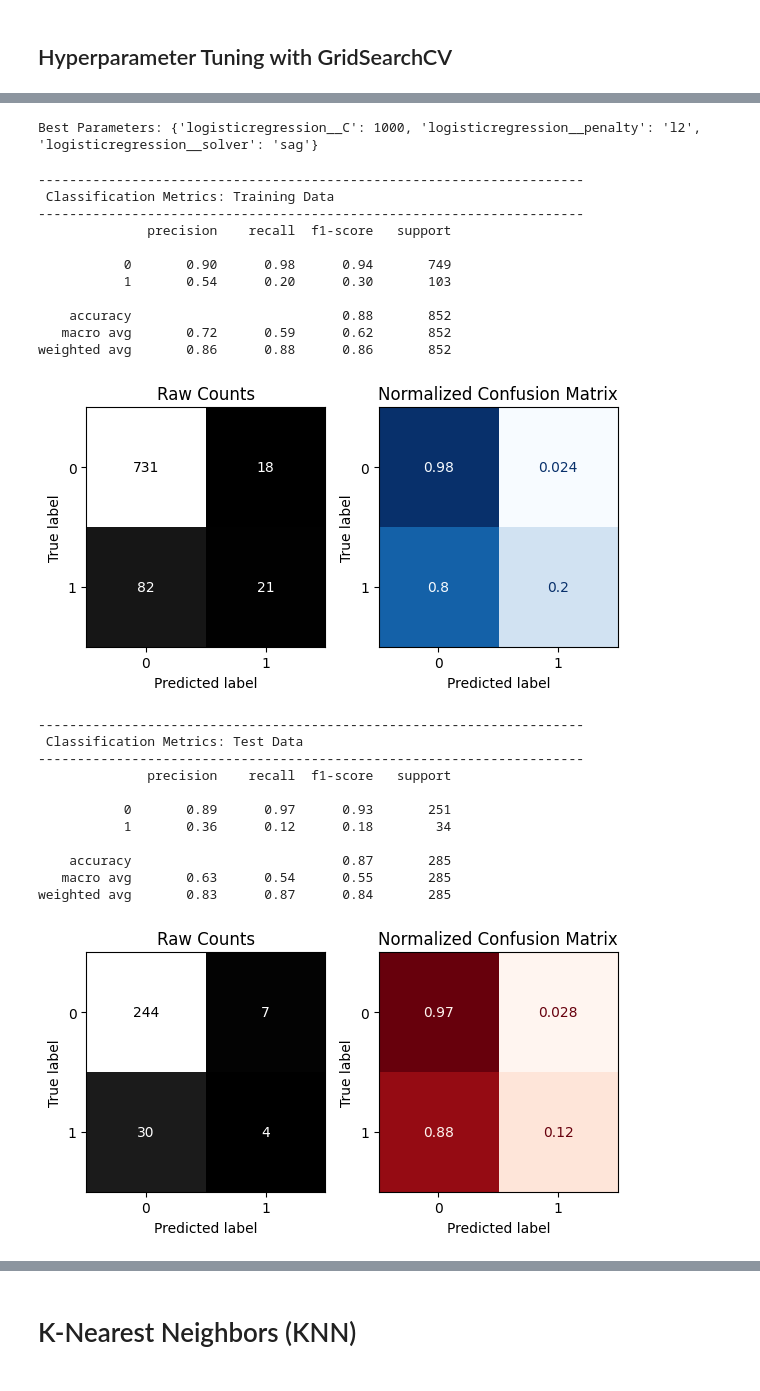
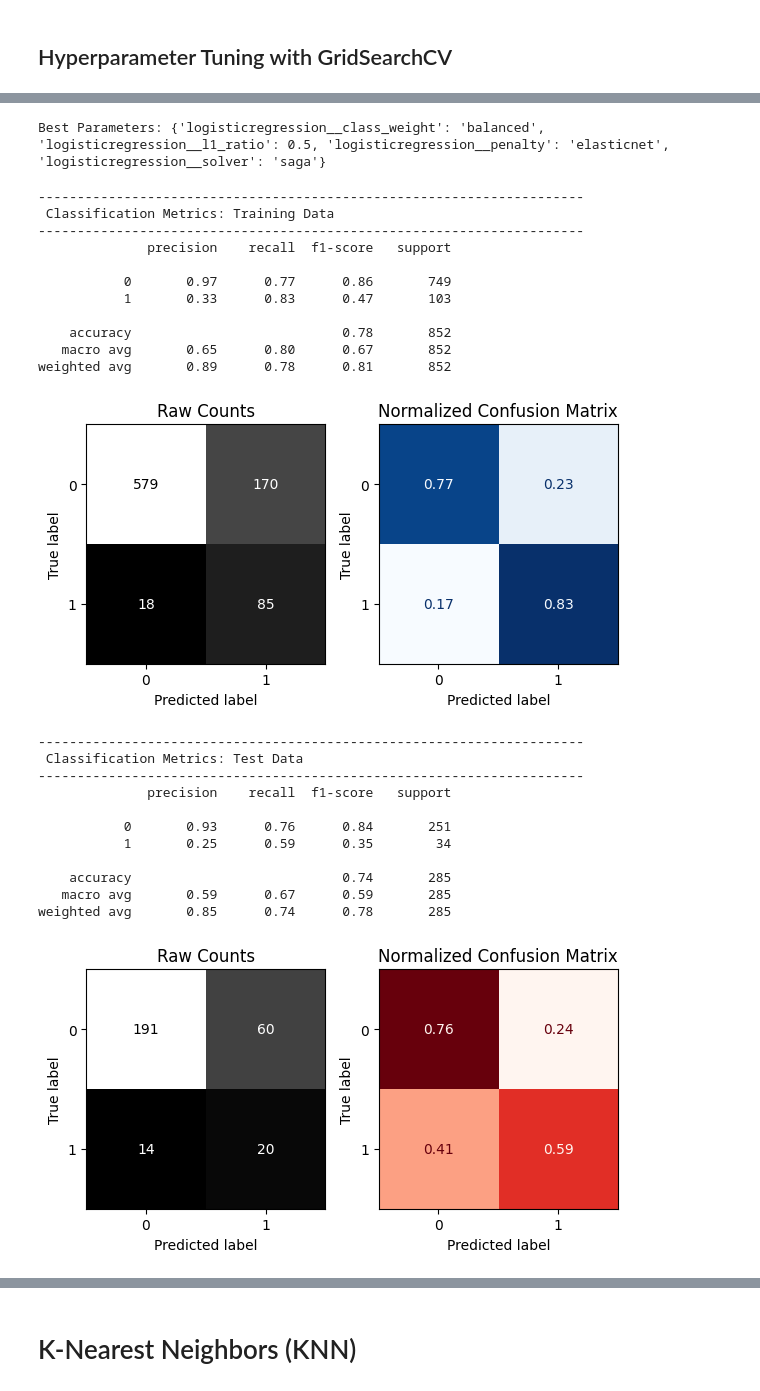
Before and after one commit to baraa-hakawati/Prediction-of-Product-Sales, a Jupyter notebook: LogReg,_Random_Forest,_or_KNN_(Core).ipynb, the cells around one changed output, grey strips where cells are left out. Saved outputs shown, nothing was run; the diff lists cells and outputs as text; code cells hidden in the pictures.

```diff
--- a/LogReg,_Random_Forest,_or_KNN_(Core).ipynb
+++ b/LogReg,_Random_Forest,_or_KNN_(Core).ipynb
@@ -251,18 +255,21 @@ weighted avg       0.82      0.87      0.83       285
 elasticnet_params = {'logisticregression__solver' : ['saga'],
                'logisticregression__penalty' : ['elasticnet'],
                 'logisticregression__l1_ratio': [0, 0.1, 0.2, 0.3, 0.4,
-                                                 0.5, 0.6, 0.7, 0.8, 0.9, 1]}
+                                                 0.5, 0.6, 0.7, 0.8, 0.9, 1],
+                     'logisticregression__class_weight': [None, 'balanced']}
 # Params compatible with penality='l2'
 l2_params = {'logisticregression__solver': ['lbfgs', 'liblinear', 'newton-cg',
                                             'newton-cholesky', 'sag', 'saga'],
                   'logisticregression__penalty' : ['l2'],
                   'logisticregression__C': [0.0001, 0.001, 0.01, 0.1,
-                                            1, 10, 100, 1000] }
+                                            1, 10, 100, 1000],
+             'logisticregression__class_weight': [None, 'balanced']}
 # Params compatible with penality='l1'
 l1_params = {'logisticregression__solver' : ['liblinear', 'saga'],
                'logisticregression__penalty' : ['l1'],
                 'logisticregression__C': [0.0001, 0.001, 0.01, 0.1, 1,
-                                          10, 100, 1000]}
+                                          10, 100, 1000],
+             'logisticregression__class_weight': [None, 'balanced']}
 # Params with no penality
 none_params = {'logisticregression__solver' : ['lbfgs', 'newton-cg',
                                                'newton-cholesky', 'sag', 'saga'],
@@ -272,8 +279,8 @@ param_grid = [l2_params, l1_params, elasticnet_params, none_params]
 # %%
 ## Warning: this gridsearch may take 5-10 minutes to run!!
 # Instantiate gridsearch
-gs = GridSearchCV(logreg_pipe, param_grid, cv=3, verbose = 5, n_jobs = -1,
+logreg_grid = GridSearchCV(logreg_pipe, param_grid, cv=3, verbose = 5, n_jobs = -1,
                   scoring='recall_macro')
 # Fit the gs on the training data only
-gs.fit(X_train, y_train)
+logreg_grid.fit(X_train, y_train)
 # %% [output]
@@ -297,35 +304,35 @@ GridSearchCV(cv=3,
              scoring='recall_macro', verbose=5)
 # %%
 # Best parameters
-print("Best Parameters:", gs.best_params_)
+print("Best Parameters:", logreg_grid.best_params_)
 # %% [output]
-Best Parameters: {'logisticregression__C': 1000, 'logisticregression__penalty': 'l2', 'logisticregression__solver': 'sag'}
+Best Parameters: {'logisticregression__class_weight': 'balanced', 'logisticregression__l1_ratio': 0.5, 'logisticregression__penalty': 'elasticnet', 'logisticregression__solver': 'saga'}
 # %%
 # Evalaute the best model
-best_logreg = gs.best_estimator_
+best_logreg = logreg_grid.best_estimator_
 evaluate_classification(best_logreg, X_train, y_train, X_test, y_test)
 # %% [output]
 ----------------------------------------------------------------------
  Classification Metrics: Training Data
 ----------------------------------------------------------------------
               precision    recall  f1-score   support
 
-           0       0.90      0.98      0.94       749
-           1       0.54      0.20      0.30       103
+           0       0.97      0.77      0.86       749
+           1       0.33      0.83      0.47       103
 
-    accuracy                           0.88       852
-   macro avg       0.72      0.59      0.62       852
-weighted avg       0.86      0.88      0.86       852
+    accuracy                           0.78       852
+   macro avg       0.65      0.80      0.67       852
+weighted avg       0.89      0.78      0.81       852
-[figure, old version]
+[figure, new version]
 ----------------------------------------------------------------------
  Classification Metrics: Test Data
 ----------------------------------------------------------------------
               precision    recall  f1-score   support
 
-           0       0.89      0.97      0.93       251
-           1       0.36      0.12      0.18        34
+           0       0.93      0.76      0.84       251
+           1       0.25      0.59      0.35        34
 
-    accuracy                           0.87       285
-   macro avg       0.63      0.54      0.55       285
-weighted avg       0.83      0.87      0.84       285
+    accuracy                           0.74       285
+   macro avg       0.59      0.67      0.59       285
+weighted avg       0.85      0.74      0.78       285
-[figure, old version]
+[figure, new version]
```
Also changed, not shown: parts of 11 cells of this notebook.
